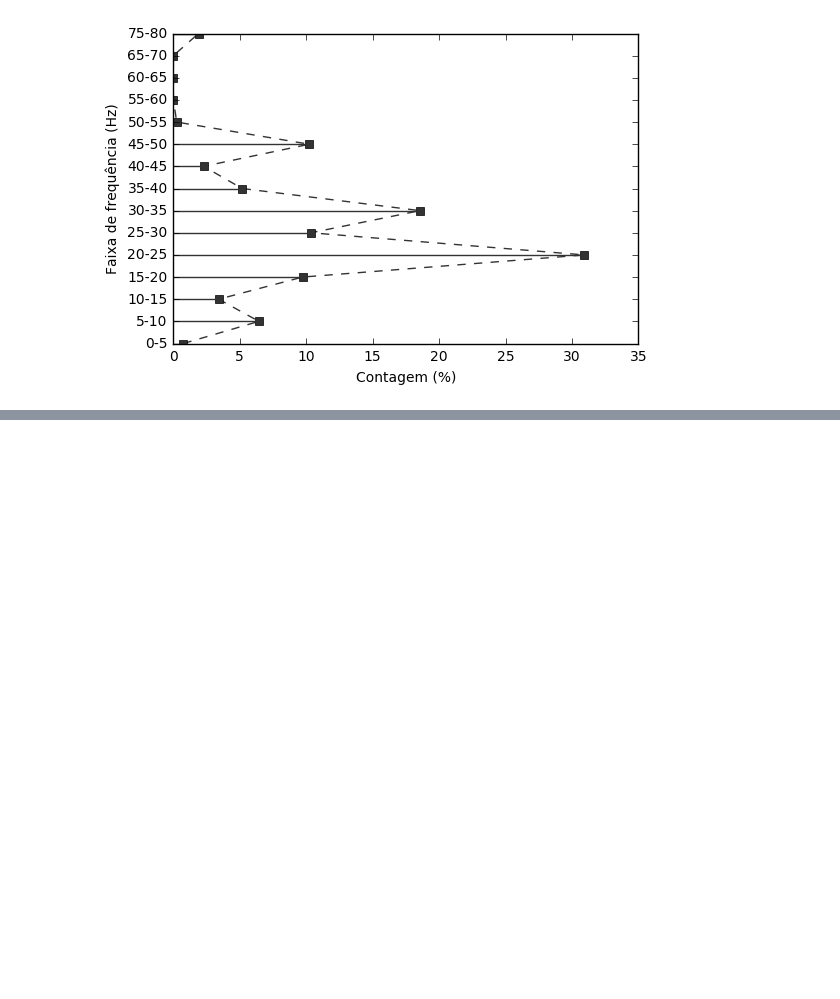
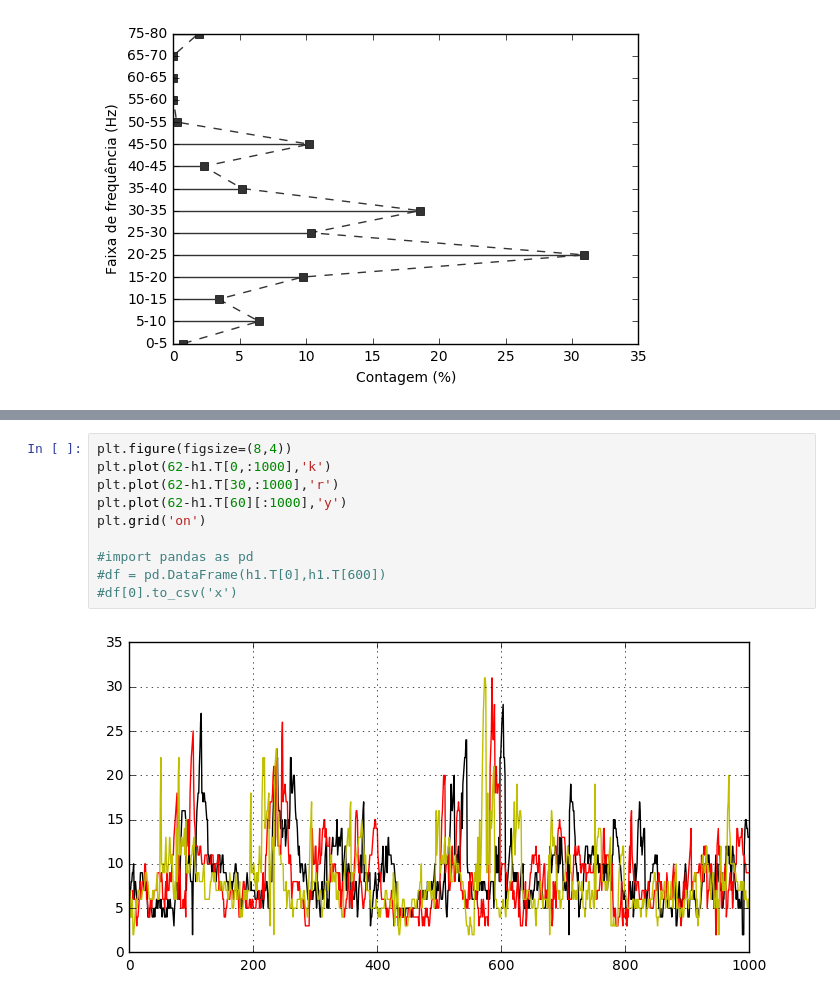
Before and after one commit to julionaojulho/image-analysis, a Jupyter notebook: test-1.ipynb, the cells around one changed output, grey strips where cells are left out. Saved outputs shown, nothing was run; the diff lists cells and outputs as text; blank space fills up the shorter version.

```diff
--- a/test-1.ipynb
+++ b/test-1.ipynb
@@ -159,0 +177,12 @@ soma = 792
+# %%
+plt.figure(figsize=(8,4))
+plt.plot(62-h1.T[0,:1000],'k')
+plt.plot(62-h1.T[30,:1000],'r')
+plt.plot(62-h1.T[60][:1000],'y')
+plt.grid('on')
+
+#import pandas as pd
+#df = pd.DataFrame(h1.T[0],h1.T[600])
+#df[0].to_csv('x')
+# %% [output]
+[figure, added]
```
Also changed, not shown: parts of 3 cells of this notebook, 3 other files.
